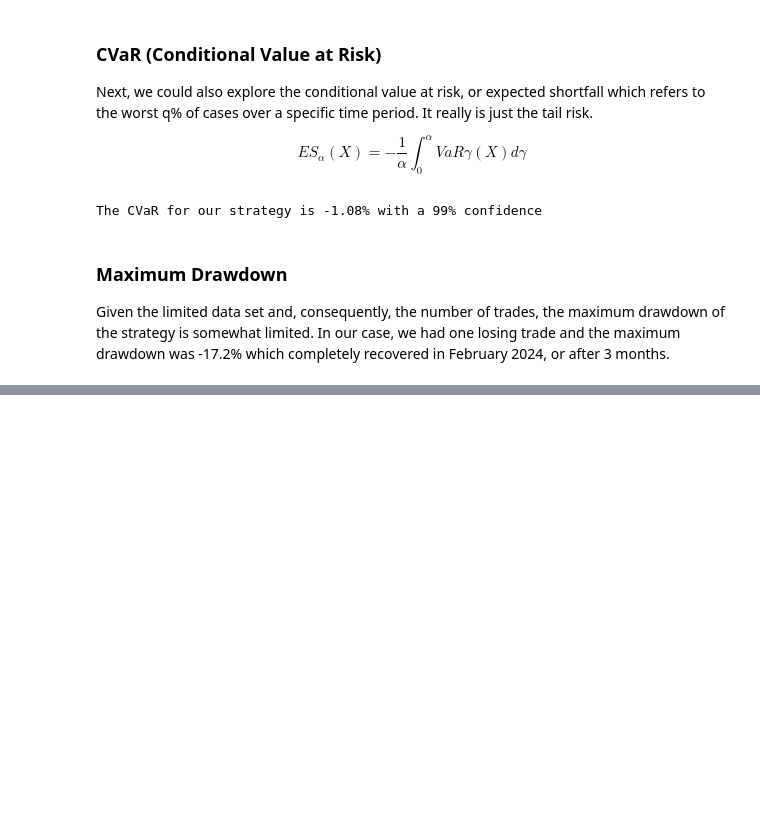
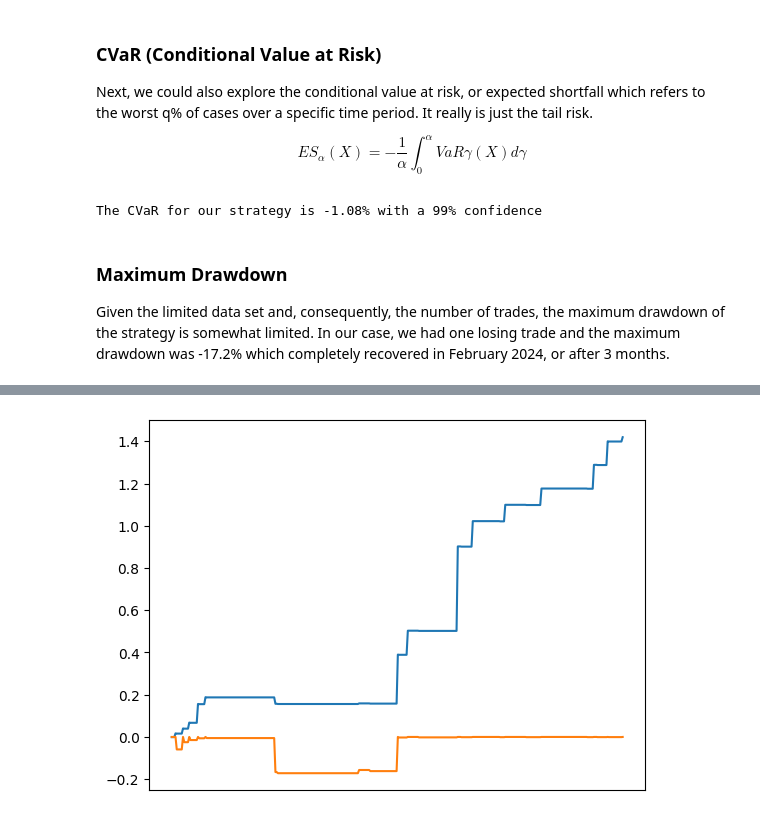
Before and after one commit to voskart/backtesting, a Jupyter notebook: risk.ipynb, the cells around one changed output, grey strips where cells are left out. Drawn from its saved outputs; the diff is of its cells as text; code cells hidden in the pictures; blank space fills up the shorter version.

```diff
--- a/risk.ipynb
+++ b/risk.ipynb
@@ -50,5 +51,11 @@ df_returns = df_returns.with_columns(
     drawdown = pl.col('cumulative_pnl')/pl.col('roll_max') - 1.0
 )
 
-display(df_returns[['cumulative_pnl', 'drawdown']].plot())
+plt.plot(df_returns['date'], df_returns['cumulative_pnl'])
+plt.plot(df_returns['date'], df_returns['drawdown'])
+ax = plt.gca()
+
+#hide x-axis
+ax.get_xaxis().set_visible(False)
+plt.show()
 # %% [output]
@@ -55,0 +62 @@ display(df_returns[['cumulative_pnl', 'drawdown']].plot())
+[figure, added]
```
Also changed, not shown: parts of 2 cells of this notebook, 1 other file.
